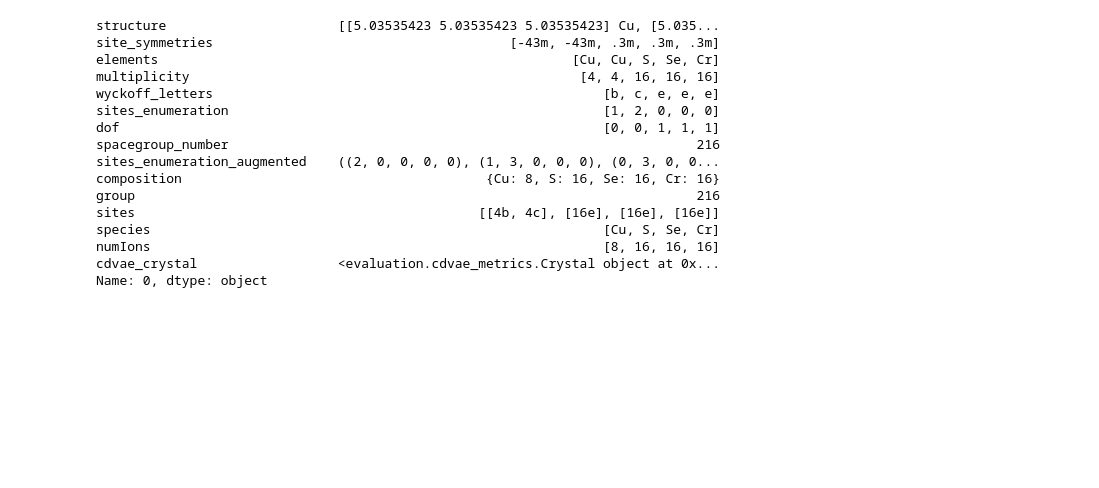
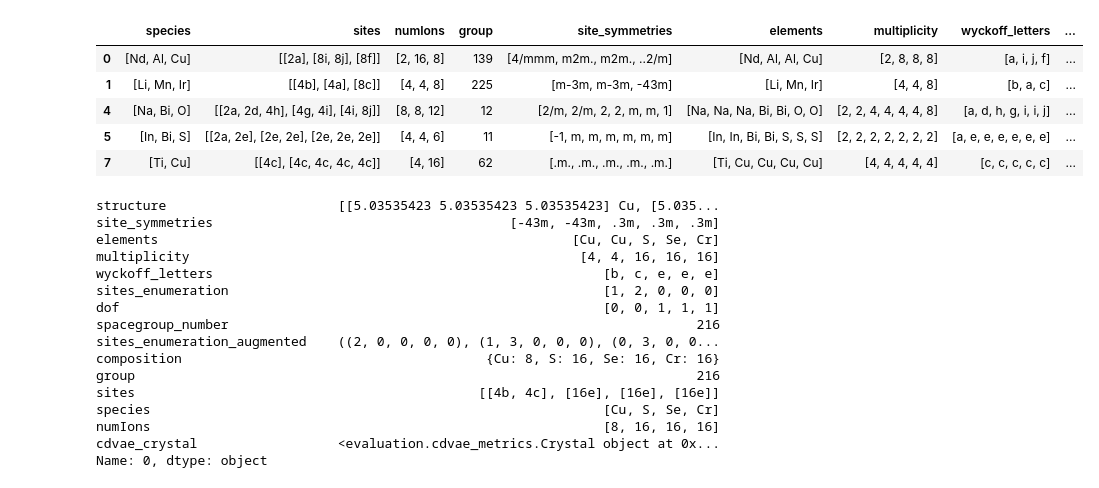
Before and after one commit to kedhip/WyckoffTransformer, a Jupyter notebook: novely_dev.ipynb, the cells around one changed output. Drawn from its saved outputs; the diff is of its cells as text; code cells hidden in the pictures; blank space fills up the shorter version.

```diff
--- a/novely_dev.ipynb
+++ b/novely_dev.ipynb
@@ -7,0 +3,2 @@ Suppressed CIF rounding warnings.
+# %%
+wtt=GeneratedDataset.from_transformations(("WyCryst",), dataset="mp_20_biternary")
@@ -8,3 +14,12 @@ Suppressed CIF rounding warnings.
+# %%
+wtt.data.head()
+# %% [output]
+|  | species | sites | numIons | group | site_symmetries | elements | multiplicity | wyckoff_letters | ... |
+| 0 | [Nd, Al, Cu] | [[2a], [8i, 8j], [8f]] | [2, 16, 8] | 139 | [4/mmm, m2m., m2m., ..2/m] | [Nd, Al, Al, Cu] | [2, 8, 8, 8] | [a, i, j, f] | ... |
+| 1 | [Li, Mn, Ir] | [[4b], [4a], [8c]] | [4, 4, 8] | 225 | [m-3m, m-3m, -43m] | [Li, Mn, Ir] | [4, 4, 8] | [b, a, c] | ... |
+| 4 | [Na, Bi, O] | [[2a, 2d, 4h], [4g, 4i], [4i, 8j]] | [8, 8, 12] | 12 | [2/m, 2/m, 2, 2, m, m, 1] | [Na, Na, Na, Bi, Bi, O, O] | [2, 2, 4, 4, 4, 4, 8] | [a, d, h, g, i, i, j] | ... |
+| 5 | [In, Bi, S] | [[2a, 2e], [2e, 2e], [2e, 2e, 2e]] | [4, 4, 6] | 11 | [-1, m, m, m, m, m, m] | [In, In, Bi, Bi, S, S, S] | [2, 2, 2, 2, 2, 2, 2] | [a, e, e, e, e, e, e] | ... |
+| 7 | [Ti, Cu] | [[4c], [4c, 4c, 4c, 4c]] | [4, 16] | 62 | [.m., .m., .m., .m., .m.] | [Ti, Cu, Cu, Cu, Cu] | [4, 4, 4, 4, 4] | [c, c, c, c, c] | ... |
 # %%
 crystalformer_raw = GeneratedDataset()
 crystalformer_raw.load_structures("generated/CrystalFormer_mp_20.csv.gz", StructureStorage.CrystalFormer)
```
Also changed, not shown: parts of 3 cells of this notebook, 25 other files.
